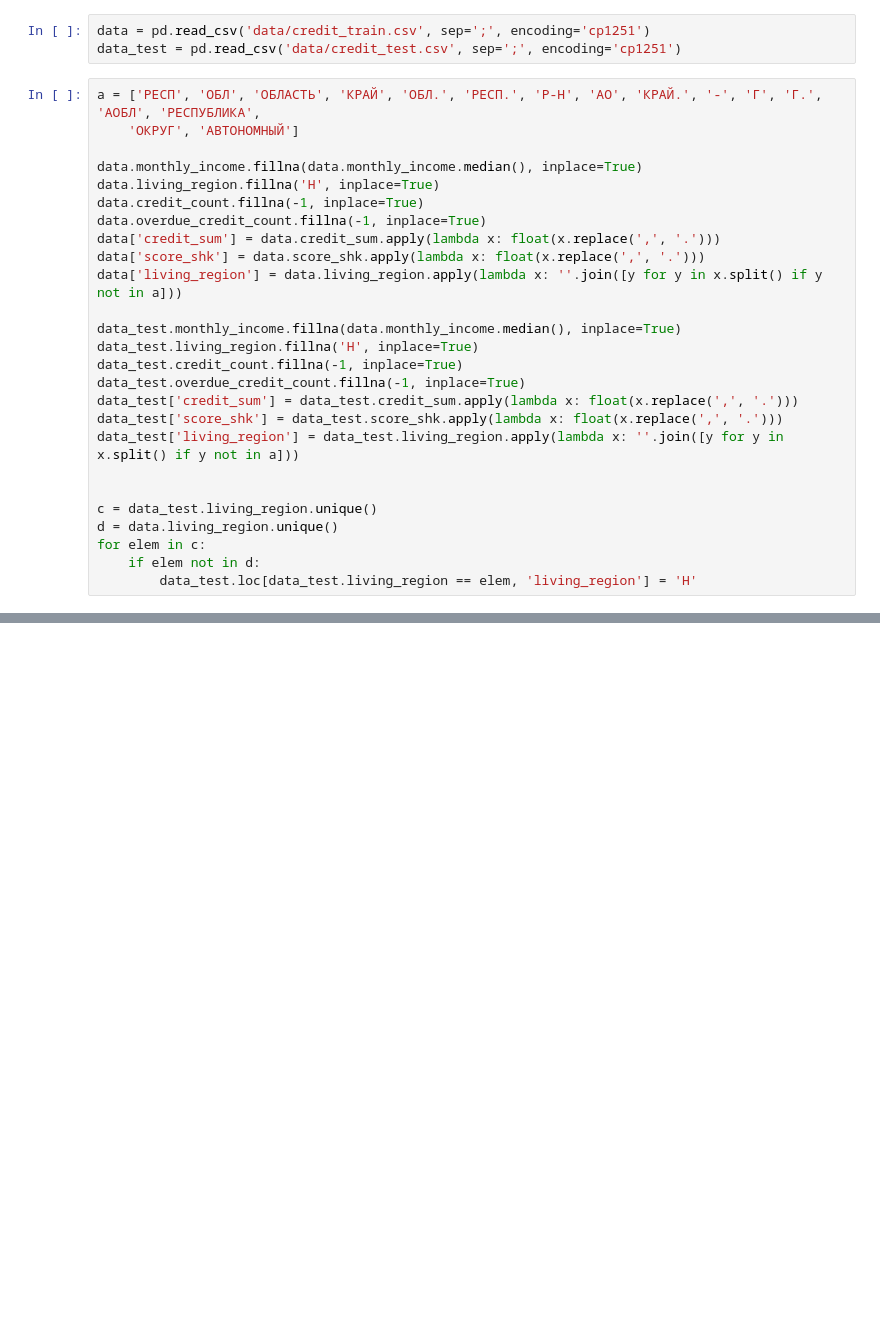
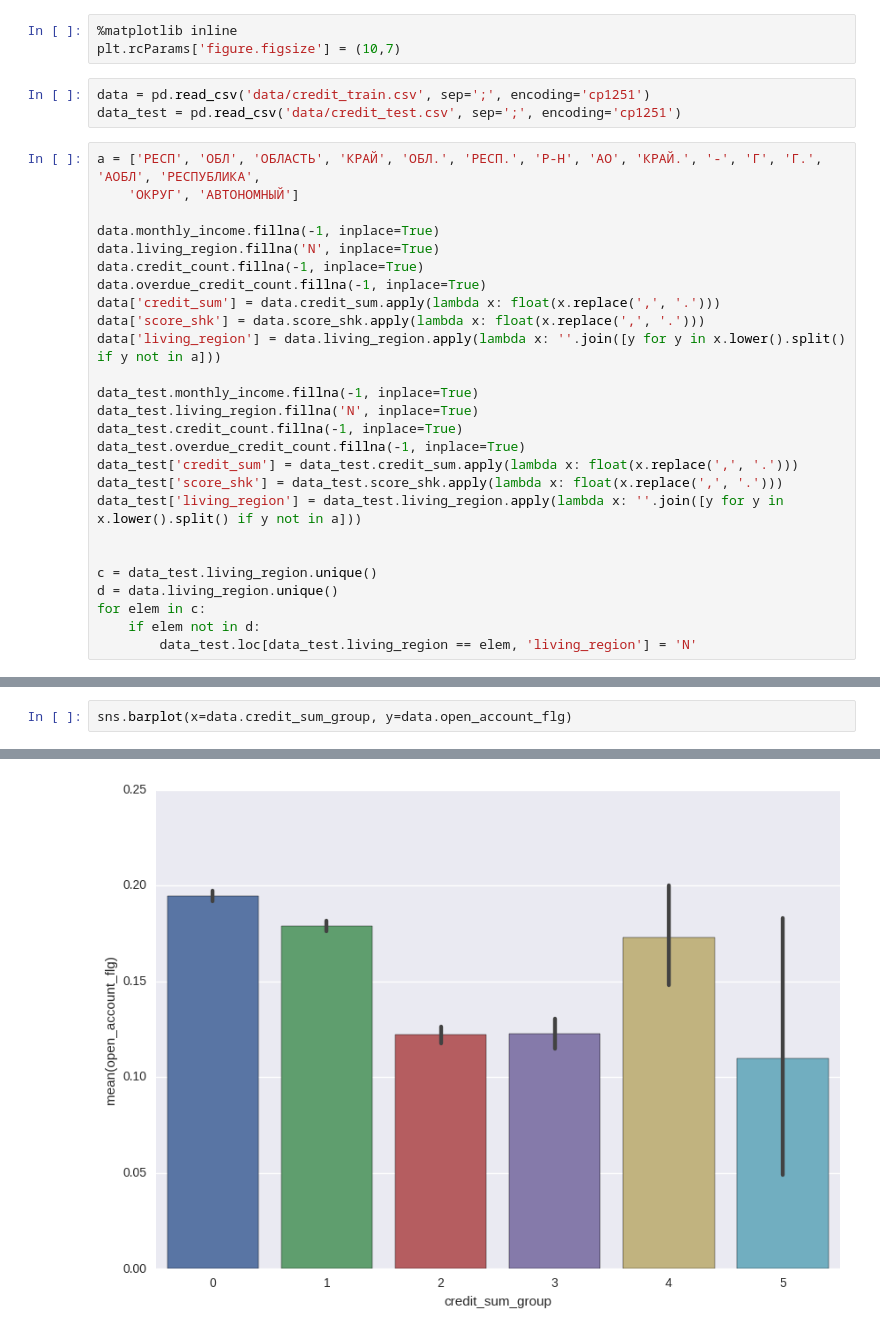
Before and after one commit to corvin28/tinkoff_boosters, a Jupyter notebook: task1_feature_making.ipynb, the cells around one changed output, grey strips where cells are left out. Drawn from its saved outputs; the diff is of its cells as text; blank space fills up the shorter version.

```diff
--- a/task1_feature_making.ipynb
+++ b/task1_feature_making.ipynb
@@ -8,3 +11,6 @@ from feature_pr import * #make_counters, make_counters_test, compress_vals, repl
+# %%
+%matplotlib inline
+plt.rcParams['figure.figsize'] = (10,7)
 # %%
 data = pd.read_csv('data/credit_train.csv', sep=';', encoding='cp1251')
 data_test = pd.read_csv('data/credit_test.csv', sep=';', encoding='cp1251')
@@ -12,27 +18,27 @@ data_test = pd.read_csv('data/credit_test.csv', sep=';', encoding='cp1251')
 a = ['РЕСП', 'ОБЛ', 'ОБЛАСТЬ', 'КРАЙ', 'ОБЛ.', 'РЕСП.', 'Р-Н', 'АО', 'КРАЙ.', '-', 'Г', 'Г.', 'АОБЛ', 'РЕСПУБЛИКА',
     'ОКРУГ', 'АВТОНОМНЫЙ']
 
-data.monthly_income.fillna(data.monthly_income.median(), inplace=True)
-data.living_region.fillna('Н', inplace=True)
+data.monthly_income.fillna(-1, inplace=True)
+data.living_region.fillna('N', inplace=True)
 data.credit_count.fillna(-1, inplace=True)
 data.overdue_credit_count.fillna(-1, inplace=True)
 data['credit_sum'] = data.credit_sum.apply(lambda x: float(x.replace(',', '.')))
 data['score_shk'] = data.score_shk.apply(lambda x: float(x.replace(',', '.')))
-data['living_region'] = data.living_region.apply(lambda x: ''.join([y for y in x.split() if y not in a]))
+data['living_region'] = data.living_region.apply(lambda x: ''.join([y for y in x.lower().split() if y not in a]))
 
-data_test.monthly_income.fillna(data.monthly_income.median(), inplace=True)
-data_test.living_region.fillna('Н', inplace=True)
+data_test.monthly_income.fillna(-1, inplace=True)
+data_test.living_region.fillna('N', inplace=True)
 data_test.credit_count.fillna(-1, inplace=True)
 data_test.overdue_credit_count.fillna(-1, inplace=True)
 data_test['credit_sum'] = data_test.credit_sum.apply(lambda x: float(x.replace(',', '.')))
 data_test['score_shk'] = data_test.score_shk.apply(lambda x: float(x.replace(',', '.')))
-data_test['living_region'] = data_test.living_region.apply(lambda x: ''.join([y for y in x.split() if y not in a]))
+data_test['living_region'] = data_test.living_region.apply(lambda x: ''.join([y for y in x.lower().split() if y not in a]))
 
 
 c = data_test.living_region.unique()
 d = data.living_region.unique()
 for elem in c:
     if elem not in d:
-        data_test.loc[data_test.living_region == elem, 'living_region'] = 'Н'
+        data_test.loc[data_test.living_region == elem, 'living_region'] = 'N'
 # %%
 counters_cols = ['gender', 'marital_status', 'job_position', 'credit_month', 'tariff_id',
@@ -75 +129,4 @@ for col in pair_cols:
     compress_vals(data, data_test, col, 30, 'N')
+# %%
+sns.barplot(x=data.credit_sum_group, y=data.open_account_flg)
+# %% [output]
@@ -75,0 +134 @@ for col in pair_cols:
+[figure, added]
```
Also changed, not shown: parts of 8 cells of this notebook, 2 other files.
